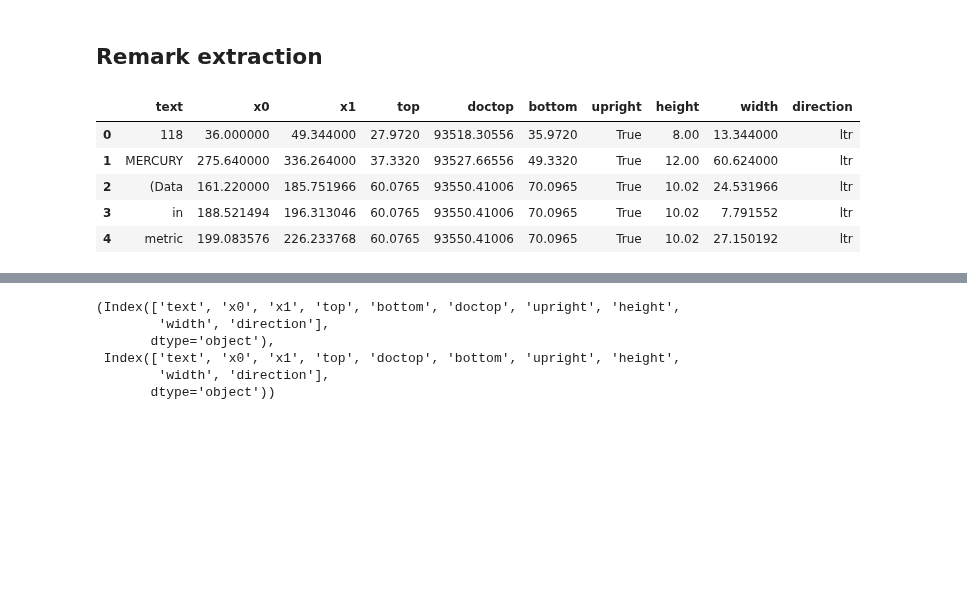
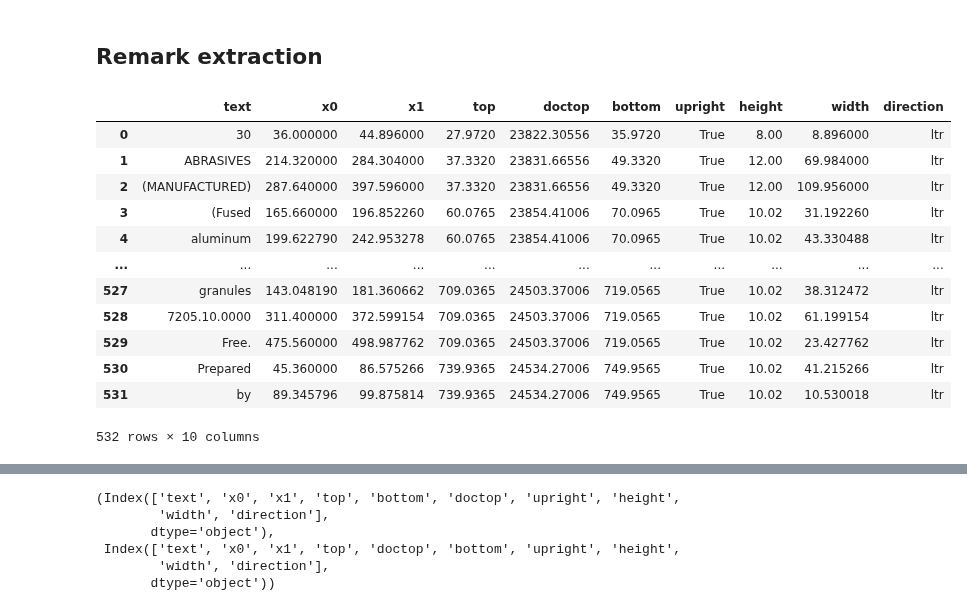
Before and after one commit to Yassmine2020/MaterialRisksSimulation, a Jupyter notebook: test_usgs/main.ipynb, the cells around one changed output, grey strips where cells are left out. Saved outputs shown, nothing was run; the diff lists cells and outputs as text; code cells hidden in the pictures; blank space fills up the shorter version.

```diff
--- a/test_usgs/main.ipynb
+++ b/test_usgs/main.ipynb
@@ -748,4 +748,4 @@ scraping_base['Abrasives'].keys()
 # %% [output]
 dict_keys(['material_title', 'pages_num', 'pages_content', 'remarks', 'tables'])
 # %%
-scraping_base['Abrasives']['pages_content'][0]
+data = scraping_base['Abrasives']['pages_content'][0]
@@ -767,16 +752,25 @@ Error:
 # %% [markdown]
 ## Remark extraction
 # %%
-data['pages_content'][0][data['pages_content'][0]['bottom'] <750]
+data[data['bottom'] <750]
 
 # data['pages_content'][0].max()
+
+# data['pages_content'][0]
 # %% [output]
 |  | text | x0 | x1 | top | doctop | bottom | upright | height | width | direction |
-| 0 | 118 | 36.000000 | 49.344000 | 27.9720 | 93518.30556 | 35.9720 | True | 8.00 | 13.344000 | ltr |
-| 1 | MERCURY | 275.640000 | 336.264000 | 37.3320 | 93527.66556 | 49.3320 | True | 12.00 | 60.624000 | ltr |
-| 2 | (Data | 161.220000 | 185.751966 | 60.0765 | 93550.41006 | 70.0965 | True | 10.02 | 24.531966 | ltr |
-| 3 | in | 188.521494 | 196.313046 | 60.0765 | 93550.41006 | 70.0965 | True | 10.02 | 7.791552 | ltr |
-| 4 | metric | 199.083576 | 226.233768 | 60.0765 | 93550.41006 | 70.0965 | True | 10.02 | 27.150192 | ltr |
+| 0 | 30 | 36.000000 | 44.896000 | 27.9720 | 23822.30556 | 35.9720 | True | 8.00 | 8.896000 | ltr |
+| 1 | ABRASIVES | 214.320000 | 284.304000 | 37.3320 | 23831.66556 | 49.3320 | True | 12.00 | 69.984000 | ltr |
+| 2 | (MANUFACTURED) | 287.640000 | 397.596000 | 37.3320 | 23831.66556 | 49.3320 | True | 12.00 | 109.956000 | ltr |
+| 3 | (Fused | 165.660000 | 196.852260 | 60.0765 | 23854.41006 | 70.0965 | True | 10.02 | 31.192260 | ltr |
+| 4 | aluminum | 199.622790 | 242.953278 | 60.0765 | 23854.41006 | 70.0965 | True | 10.02 | 43.330488 | ltr |
+| ... | ... | ... | ... | ... | ... | ... | ... | ... | ... | ... |
+| 527 | granules | 143.048190 | 181.360662 | 709.0365 | 24503.37006 | 719.0565 | True | 10.02 | 38.312472 | ltr |
+| 528 | 7205.10.0000 | 311.400000 | 372.599154 | 709.0365 | 24503.37006 | 719.0565 | True | 10.02 | 61.199154 | ltr |
+| 529 | Free. | 475.560000 | 498.987762 | 709.0365 | 24503.37006 | 719.0565 | True | 10.02 | 23.427762 | ltr |
+| 530 | Prepared | 45.360000 | 86.575266 | 739.9365 | 24534.27006 | 749.9565 | True | 10.02 | 41.215266 | ltr |
+| 531 | by | 89.345796 | 99.875814 | 739.9365 | 24534.27006 | 749.9565 | True | 10.02 | 10.530018 | ltr |
+532 rows × 10 columns
 # %%
 data['pages_content'][0]
 # %% [output]
```
Also changed, not shown: parts of 9 cells of this notebook, 7 other files.
